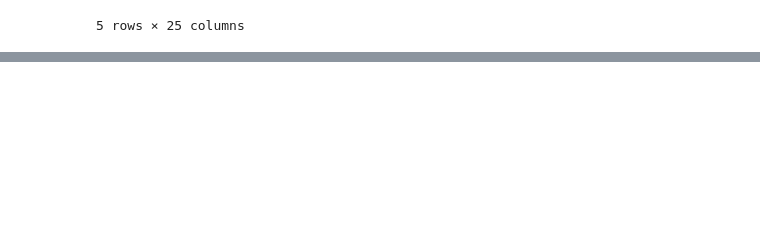
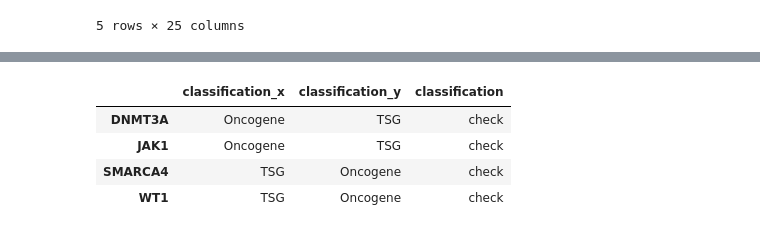
Before and after one commit to greenelab/mpmp, a Jupyter notebook: 00_download_data/2_download_cancer_gene_data.ipynb, the cells around one changed output, grey strips where cells are left out. Saved outputs shown, nothing was run; the diff lists cells and outputs as text; code cells hidden in the pictures; blank space fills up the shorter version.

```diff
--- a/00_download_data/2_download_cancer_gene_data.ipynb
+++ b/00_download_data/2_download_cancer_gene_data.ipynb
@@ -128,0 +219,9 @@ vogelstein_df.head()
+# %%
+# examples where the datasets disagree
+vogelstein_bailey_df[vogelstein_bailey_df.classification == 'check'].head()
+# %% [output]
+|  | classification_x | classification_y | classification |
+| DNMT3A | Oncogene | TSG | check |
+| JAK1 | Oncogene | TSG | check |
+| SMARCA4 | TSG | Oncogene | check |
+| WT1 | TSG | Oncogene | check |
```
Also changed, not shown: parts of 11 cells of this notebook, 4 other files.
